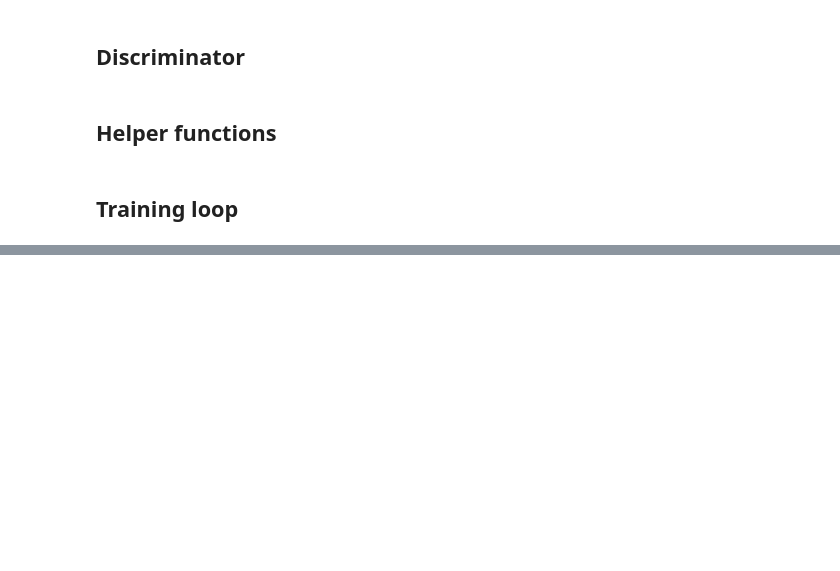
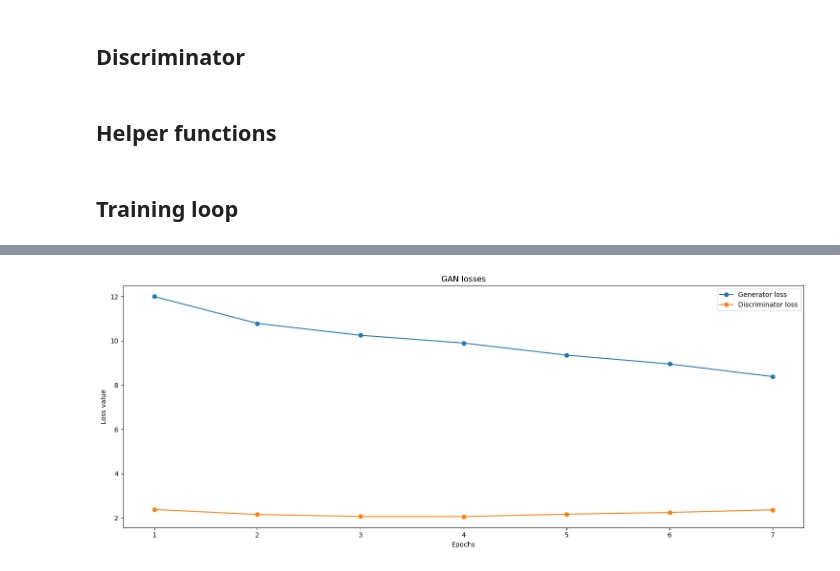
Before and after one commit to Suhaas0079/Farmland-Classification-using-Remote-Sensing, a Jupyter notebook: Notebooks/Temporal GAN - NIR.ipynb, the cells around one changed output, grey strips where cells are left out. Cells and saved outputs as stored; diff of their text form; code cells hidden in the pictures; blank space fills up the shorter version.

Commit message:
TC_GAN model 1

```diff
--- a/Notebooks/Temporal GAN - NIR.ipynb
+++ b/Notebooks/Temporal GAN - NIR.ipynb
@@ -657,0 +670,21 @@ Epoch:0 | Batch no: 1
+# %%
+losses_d = [2.3801, 2.1511, 2.0628, 2.0580, 2.1652, 2.2448, 2.3621]
+losses_g = [11.9977, 10.7842, 10.2476, 9.8967, 9.3503, 8.9513, 8.3798]
+temporal_loss_array = np.array([losses_g, losses_d])
+# np.save('./temporal_GAN_losses_model1_epoch_01_to_07.npy',temporal_loss_array)
+
+figure = plt.figure(figsize=(15,6))
+
+titles = ['Generator loss', 'Discriminator loss']
+
+plt.plot(range(1,(temporal_loss_array.shape[1]+1)), temporal_loss_array[0], label=titles[0], marker='o')
+plt.plot(range(1,(temporal_loss_array.shape[1]+1)), temporal_loss_array[1], label=titles[1], marker='o')
+plt.xlabel('Epochs')
+plt.ylabel('Loss value')
+plt.title('GAN losses')
+plt.legend()
+
+plt.tight_layout()
+plt.show()
+# %% [output]
+[figure, added]
```
Also changed, not shown: parts of 5 cells of this notebook, 1 other file.
